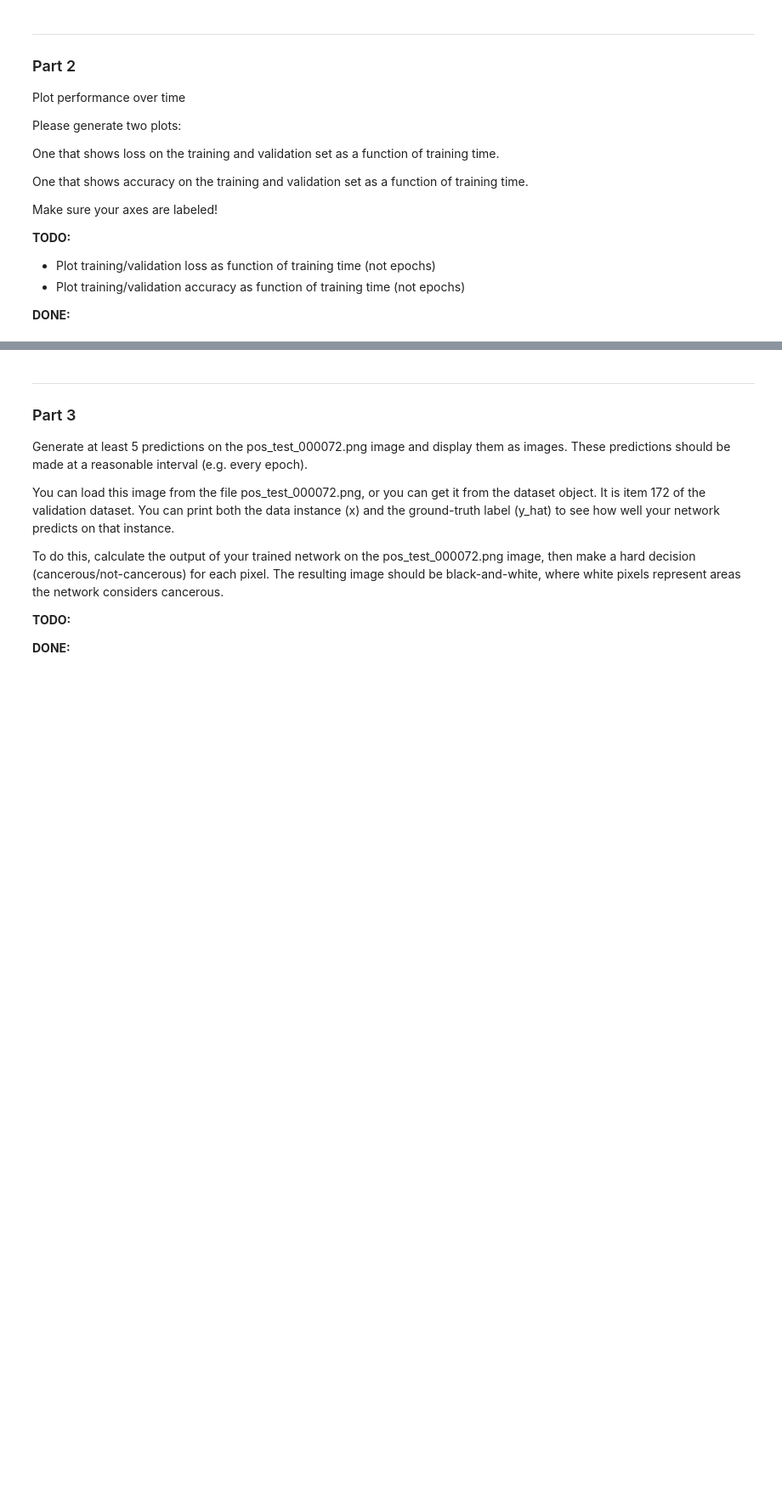
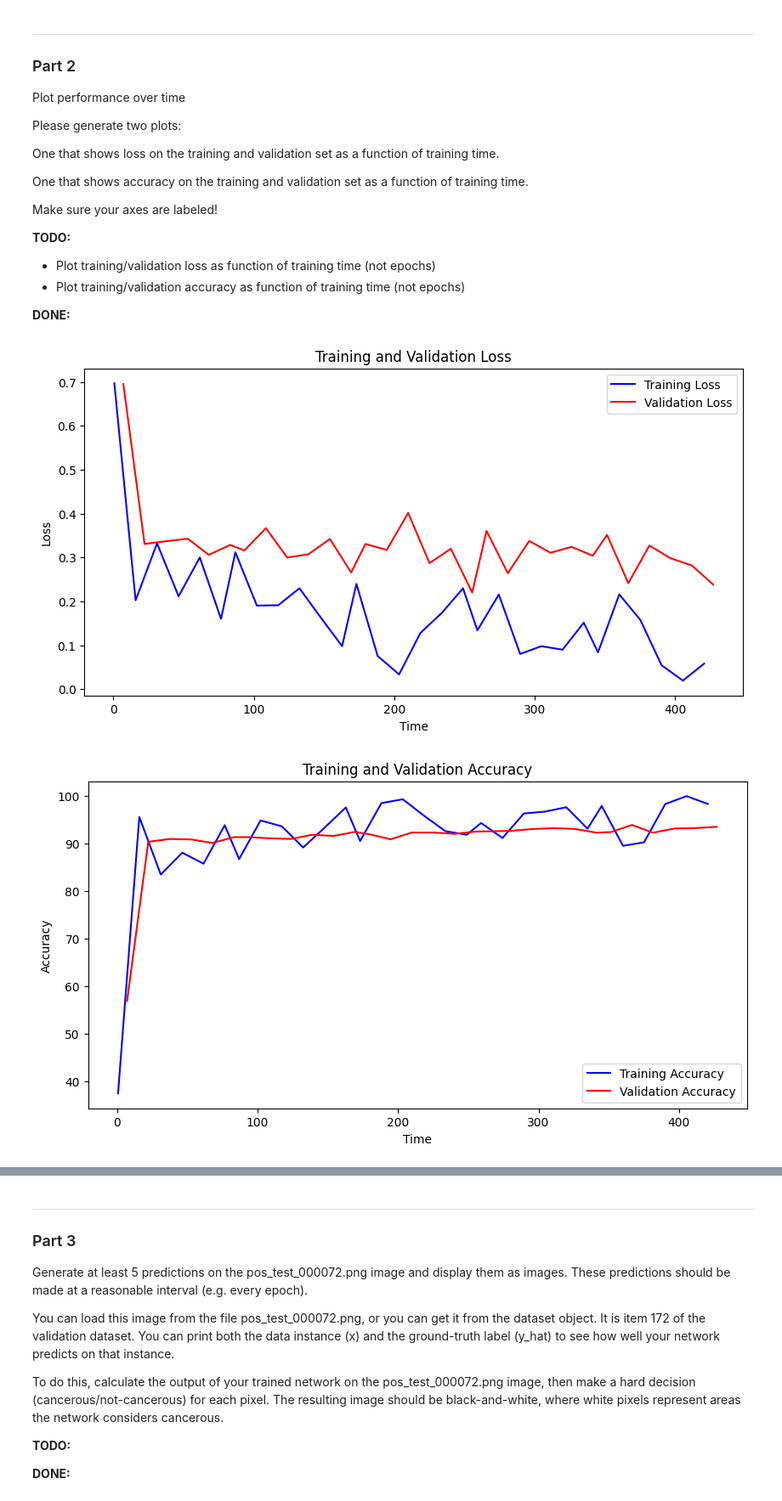
Before and after one commit to GugaKunkel/DeepLearning, a Jupyter notebook: lab4.ipynb, the cells around one changed output, grey strips where cells are left out. Shown at 85% size. Drawn from its saved outputs; the diff is of its cells as text; code cells hidden in the pictures; blank space fills up the shorter version.

Commit message:
Add graphs

```diff
--- a/lab4.ipynb
+++ b/lab4.ipynb
@@ -386,3 +383,33 @@ Please generate two plots:
+# %%
+# Unpack the losses
+time_val, val_loss = zip(*val_losses)
+time_train, train_loss = zip(*train_losses)
+# Unpack the accuracies
+time_train_acc, train_acc = zip(*train_accuracy)
+time_val_acc, val_acc = zip(*val_accuracy)
+
+# Create a figure for the losses
+plt.figure(figsize=(10, 5))
+plt.plot(time_train, train_loss, label="Training Loss", color='blue')
+plt.plot(time_val, val_loss, label="Validation Loss", color='red')
+plt.title("Training and Validation Loss")
+plt.xlabel("Time")
+plt.ylabel("Loss")
+plt.legend()
+plt.show()
+
+# Create a figure for the accuracies
+plt.figure(figsize=(10, 5))
+plt.plot(time_train_acc, train_acc, label="Training Accuracy", color='blue')
+plt.plot(time_val_acc, val_acc, label="Validation Accuracy", color='red')
+plt.title("Training and Validation Accuracy")
+plt.xlabel("Time")
+plt.ylabel("Accuracy")
+plt.legend()
+plt.show()
+# %% [output]
+[figure, added]
+[figure, added]
 # %% [markdown]
 **NOTE:**
 
```
Also changed, not shown: parts of 3 cells of this notebook.
